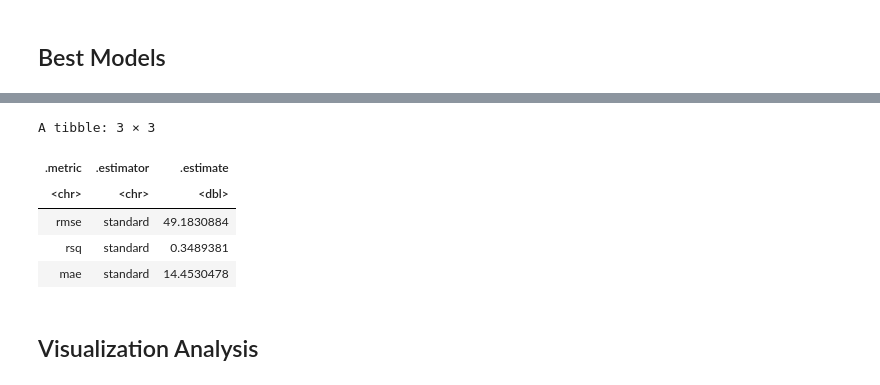
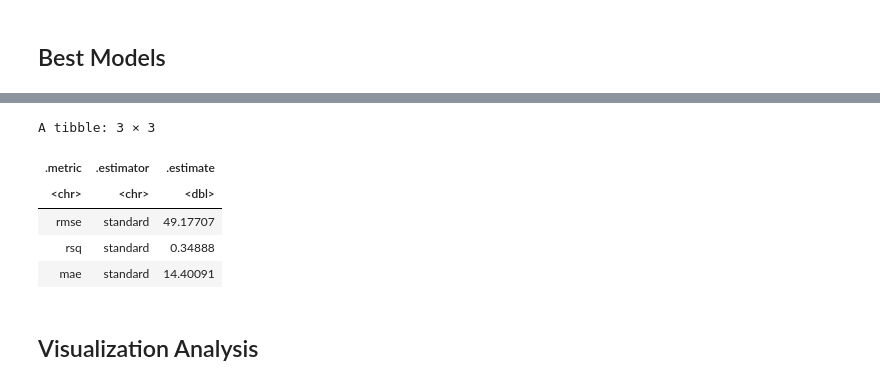
Before and after one commit to harpreeto6/Data_Science_Project, a Jupyter notebook: Minecraft_Analysis.ipynb, the cells around one changed output, grey strips where cells are left out. Saved outputs shown, nothing was run; the diff lists cells and outputs as text; code cells hidden in the pictures.

```diff
--- a/Minecraft_Analysis.ipynb
+++ b/Minecraft_Analysis.ipynb
@@ -414,27 +414,30 @@ A tibble: 3 × 3
 # %%
 # k_min_sessions <- hours_sessions_min |> pull(neighbors)
 
 hours_sessions_best_spec <- linear_reg() |>
                             set_engine("lm") |>
                             set_mode("regression")
+hours_sessions_recipe <- recipe(played_hours ~ number_of_sessions, data = hours_sessions_training) |>
+                      step_scale(all_predictors()) |>
+                      step_center(all_predictors())
 
 hours_sessions_best_fit <- workflow() |>
                             add_recipe(hours_sessions_recipe) |>
                             add_model(hours_sessions_best_spec) |>
                             fit(hours_sessions_training)
 
 hours_sessions_fit_summary <- hours_sessions_best_fit |>
                                 predict(hours_sessions_testing) |>
                                 bind_cols(hours_sessions_testing) |>
                                 metrics(truth = played_hours, estimate = .pred)
 hours_sessions_fit_summary
 # %% [output]
 A tibble: 3 × 3
 | .metric | .estimator | .estimate |
 | <chr> | <chr> | <dbl> |
-| rmse | standard | 49.1830884 |
-| rsq | standard | 0.3489381 |
-| mae | standard | 14.4530478 |
+| rmse | standard | 49.17707 |
+| rsq | standard | 0.34888 |
+| mae | standard | 14.40091 |
 # %% [markdown]
 ## Visualization Analysis
 # %%
```
Also changed, not shown: parts of 10 cells of this notebook.
